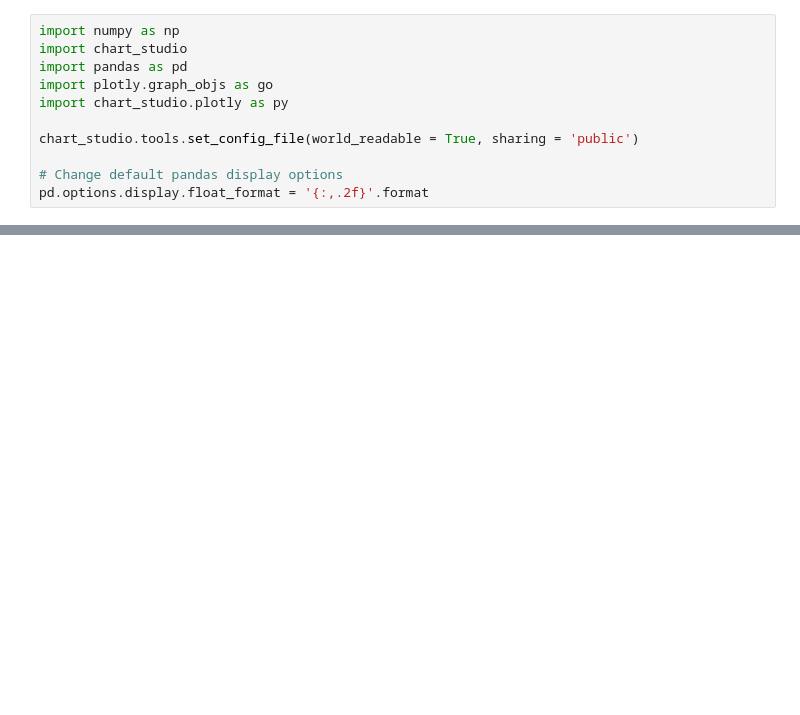
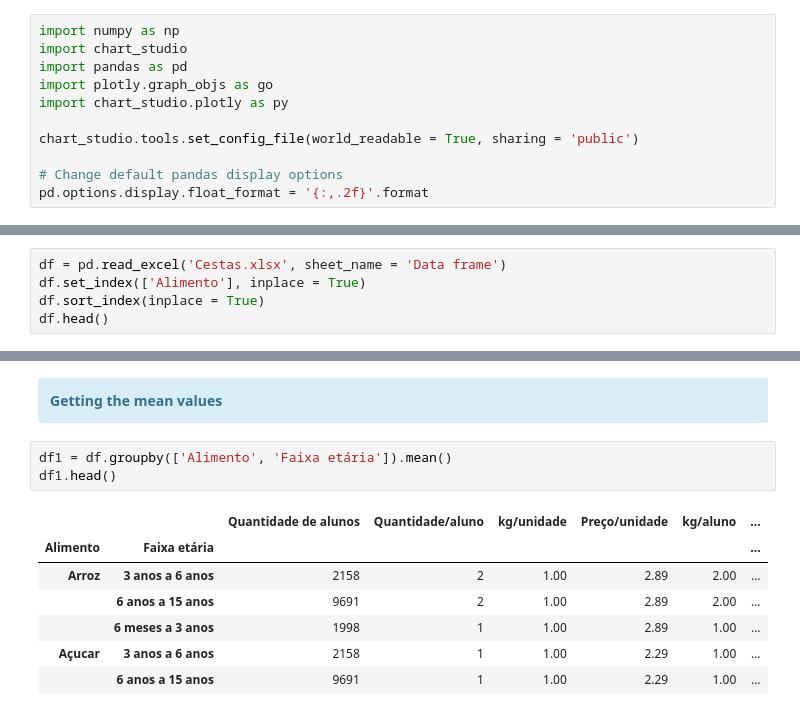
Before and after one commit to Empanator/Cestas_por_grupo, a Jupyter notebook: Cestas por grupo.ipynb, the cells around one changed output, grey strips where cells are left out. Cells and saved outputs as stored; diff of their text form; blank space fills up the shorter version.

```diff
--- a/Cestas por grupo.ipynb
+++ b/Cestas por grupo.ipynb
@@ -31,0 +20,5 @@ pd.options.display.float_format = '{:,.2f}'.format
+# %%
+df = pd.read_excel('Cestas.xlsx', sheet_name = 'Data frame')
+df.set_index(['Alimento'], inplace = True)
+df.sort_index(inplace = True)
+df.head()
@@ -31,0 +150,15 @@ pd.options.display.float_format = '{:,.2f}'.format
+# %% [markdown]
+<div class="alert alert-block alert-info">
+<b>Getting the mean values</b>
+</div>
+# %%
+df1 = df.groupby(['Alimento', 'Faixa etária']).mean()
+df1.head()
+# %% [output]
+|  |  | Quantidade de alunos | Quantidade/aluno | kg/unidade | Preço/unidade | kg/aluno | ... |
+| Alimento | Faixa etária |  |  |  |  |  | ... |
+| Arroz | 3 anos a 6 anos | 2158 | 2 | 1.00 | 2.89 | 2.00 | ... |
+|  | 6 anos a 15 anos | 9691 | 2 | 1.00 | 2.89 | 2.00 | ... |
+|  | 6 meses a 3 anos | 1998 | 1 | 1.00 | 2.89 | 1.00 | ... |
+| Açucar | 3 anos a 6 anos | 2158 | 1 | 1.00 | 2.29 | 1.00 | ... |
+|  | 6 anos a 15 anos | 9691 | 1 | 1.00 | 2.29 | 1.00 | ... |
```
Also changed, not shown: parts of 28 cells of this notebook.
